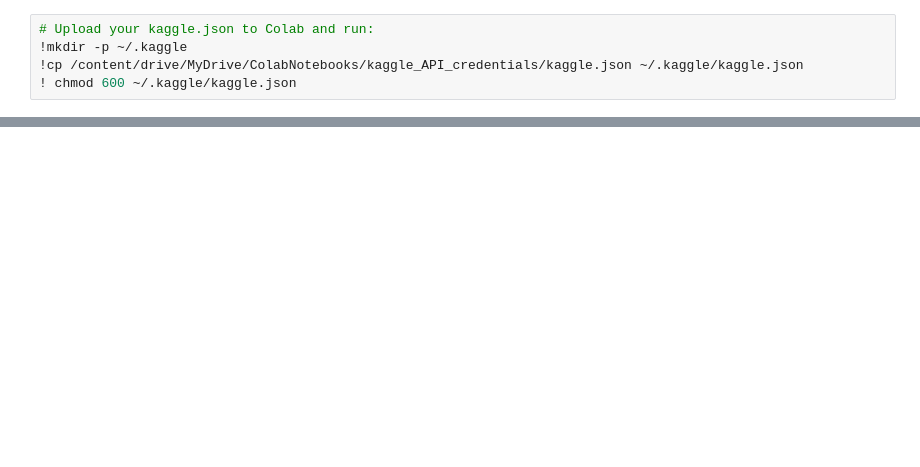
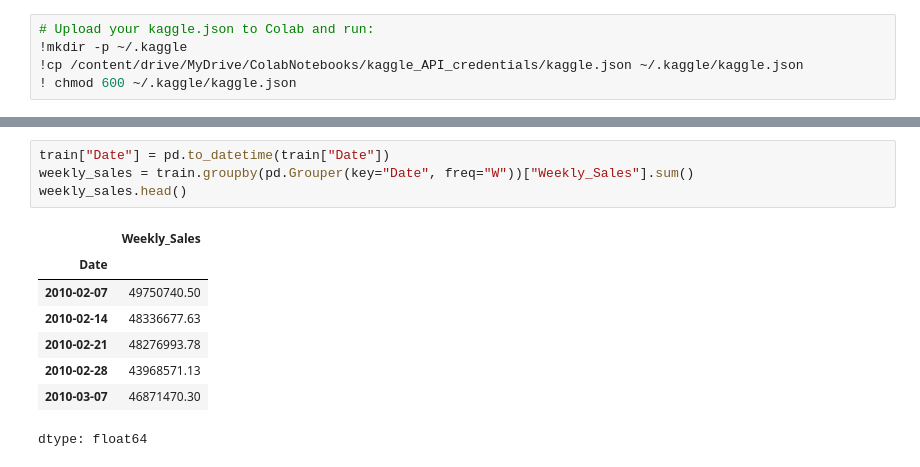
Before and after one commit to ekvirika/WalmartRecruiting, a Jupyter notebook: notebooks/model_experiment_arima.ipynb, the cells around one changed output, grey strips where cells are left out. Saved outputs shown, nothing was run; the diff lists cells and outputs as text; blank space fills up the shorter version.

```diff
--- a/notebooks/model_experiment_arima.ipynb
+++ b/notebooks/model_experiment_arima.ipynb
@@ -744,0 +133,13 @@ Validation set size: 85670
+# %%
+train["Date"] = pd.to_datetime(train["Date"])
+weekly_sales = train.groupby(pd.Grouper(key="Date", freq="W"))["Weekly_Sales"].sum()
+weekly_sales.head()
+# %% [output]
+|  | Weekly_Sales |
+| Date |  |
+| 2010-02-07 | 49750740.50 |
+| 2010-02-14 | 48336677.63 |
+| 2010-02-21 | 48276993.78 |
+| 2010-02-28 | 43968571.13 |
+| 2010-03-07 | 46871470.30 |
+dtype: float64
```
Also changed, not shown: parts of 23 cells of this notebook.
